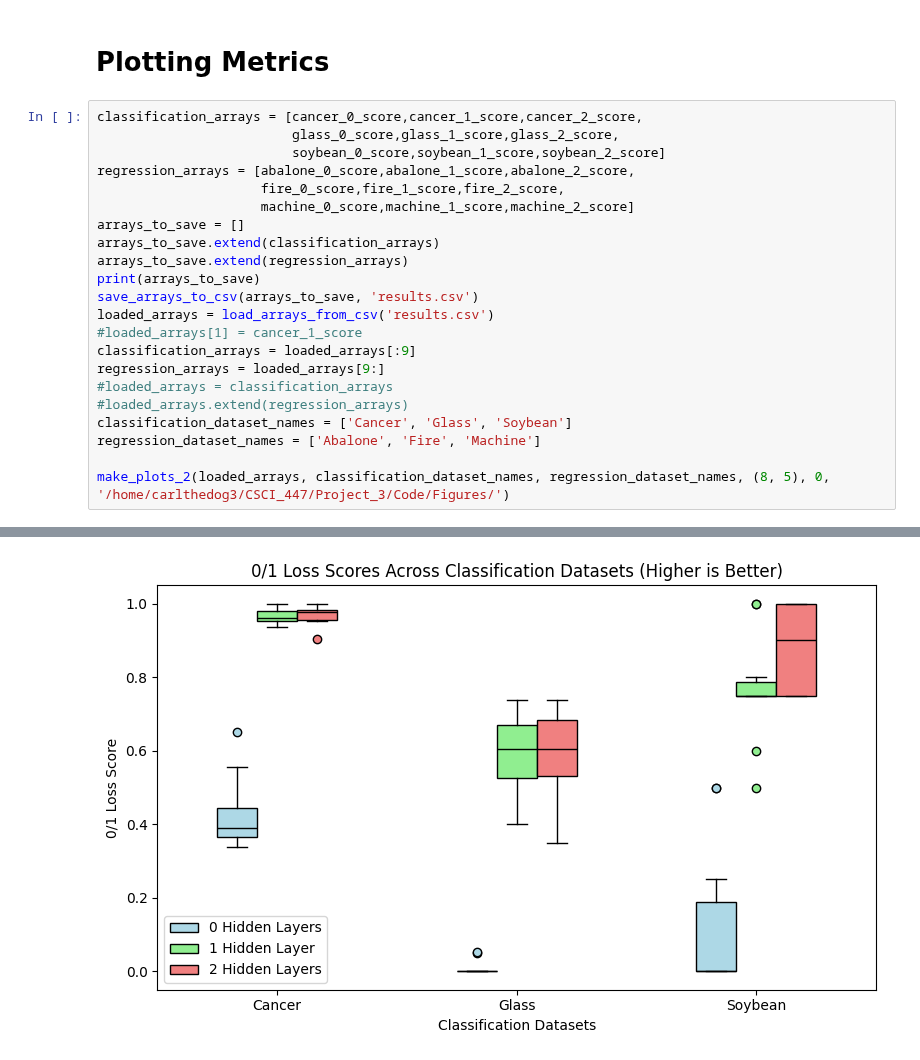
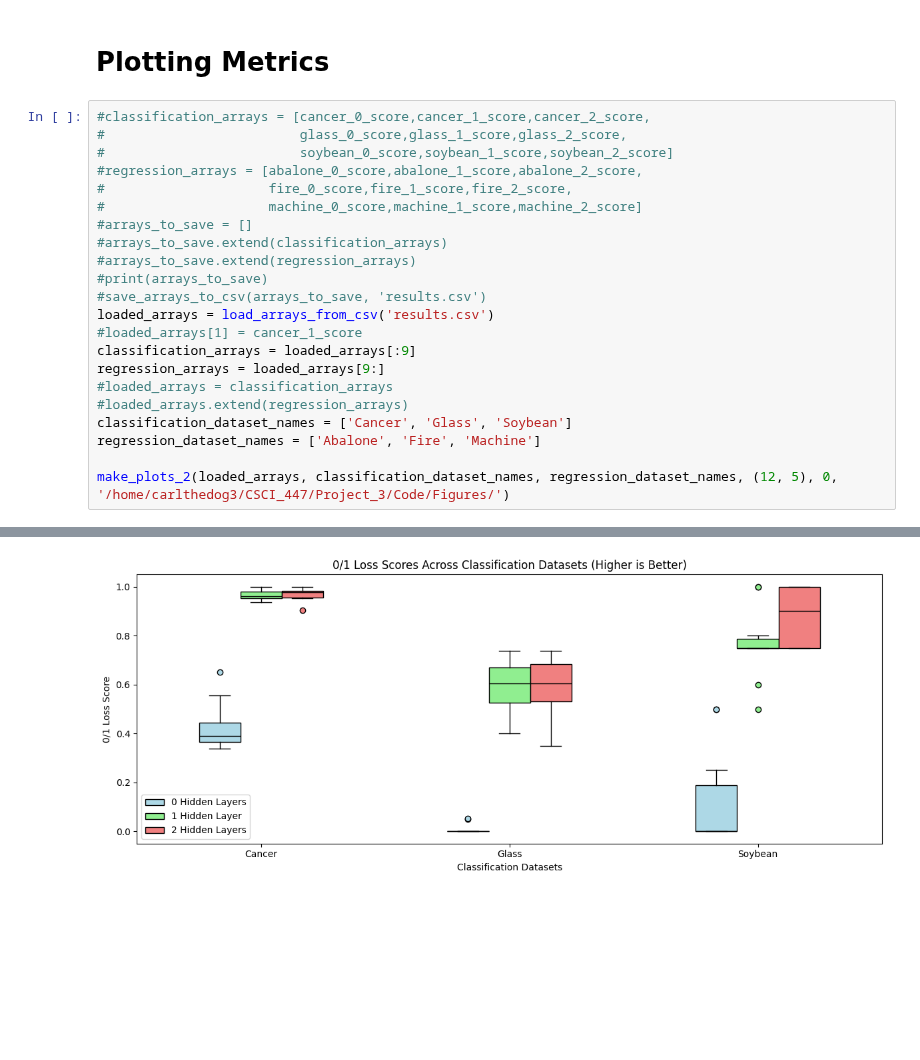
Before and after one commit to Carlos-A-Rivas/CSCI_447, a Jupyter notebook: Project_3/Code/neural_network.ipynb, the cells around one changed output, grey strips where cells are left out. Cells and saved outputs as stored; diff of their text form; blank space fills up the shorter version.

```diff
--- a/Project_3/Code/neural_network.ipynb
+++ b/Project_3/Code/neural_network.ipynb
@@ -166,17 +166,17 @@ Average Performance: 0.8800000000000001
 # %% [markdown]
 # Plotting Metrics
 # %%
-classification_arrays = [cancer_0_score,cancer_1_score,cancer_2_score,
-                         glass_0_score,glass_1_score,glass_2_score,
-                         soybean_0_score,soybean_1_score,soybean_2_score]
-regression_arrays = [abalone_0_score,abalone_1_score,abalone_2_score,
-                     fire_0_score,fire_1_score,fire_2_score,
-                     machine_0_score,machine_1_score,machine_2_score]
-arrays_to_save = []
-arrays_to_save.extend(classification_arrays)
-arrays_to_save.extend(regression_arrays)
-print(arrays_to_save)
-save_arrays_to_csv(arrays_to_save, 'results.csv')
+#classification_arrays = [cancer_0_score,cancer_1_score,cancer_2_score,
+#                         glass_0_score,glass_1_score,glass_2_score,
+#                         soybean_0_score,soybean_1_score,soybean_2_score]
+#regression_arrays = [abalone_0_score,abalone_1_score,abalone_2_score,
+#                     fire_0_score,fire_1_score,fire_2_score,
+#                     machine_0_score,machine_1_score,machine_2_score]
+#arrays_to_save = []
+#arrays_to_save.extend(classification_arrays)
+#arrays_to_save.extend(regression_arrays)
+#print(arrays_to_save)
+#save_arrays_to_csv(arrays_to_save, 'results.csv')
 loaded_arrays = load_arrays_from_csv('results.csv')
 #loaded_arrays[1] = cancer_1_score
 classification_arrays = loaded_arrays[:9]
@@ -186,5 +186,5 @@ regression_arrays = loaded_arrays[9:]
 classification_dataset_names = ['Cancer', 'Glass', 'Soybean']
 regression_dataset_names = ['Abalone', 'Fire', 'Machine']
 
-make_plots_2(loaded_arrays, classification_dataset_names, regression_dataset_names, (8, 5), 0, '/home/carlthedog3/CSCI_447/Project_3/Code/Figures/')
+make_plots_2(loaded_arrays, classification_dataset_names, regression_dataset_names, (12, 5), 0, '/home/carlthedog3/CSCI_447/Project_3/Code/Figures/')
 # %% [output]
@@ -207 +191 @@ make_plots_2(loaded_arrays, classification_dataset_names, regression_dataset_nam
-[figure, old version]
+[figure, new version]
```
Also changed, not shown: parts of 2 cells of this notebook, 14 other files.
